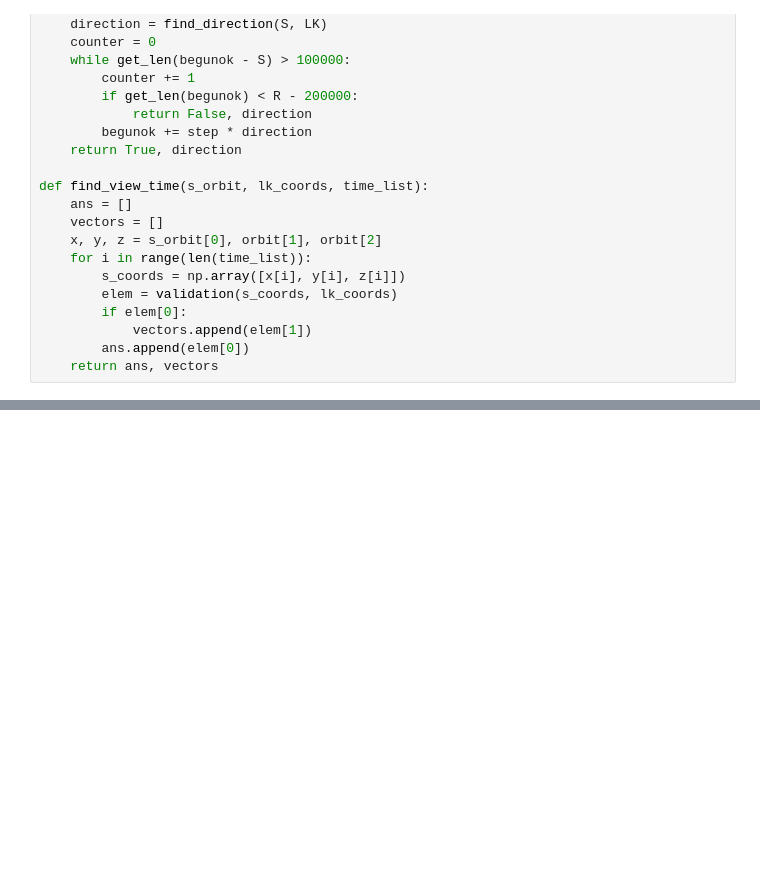
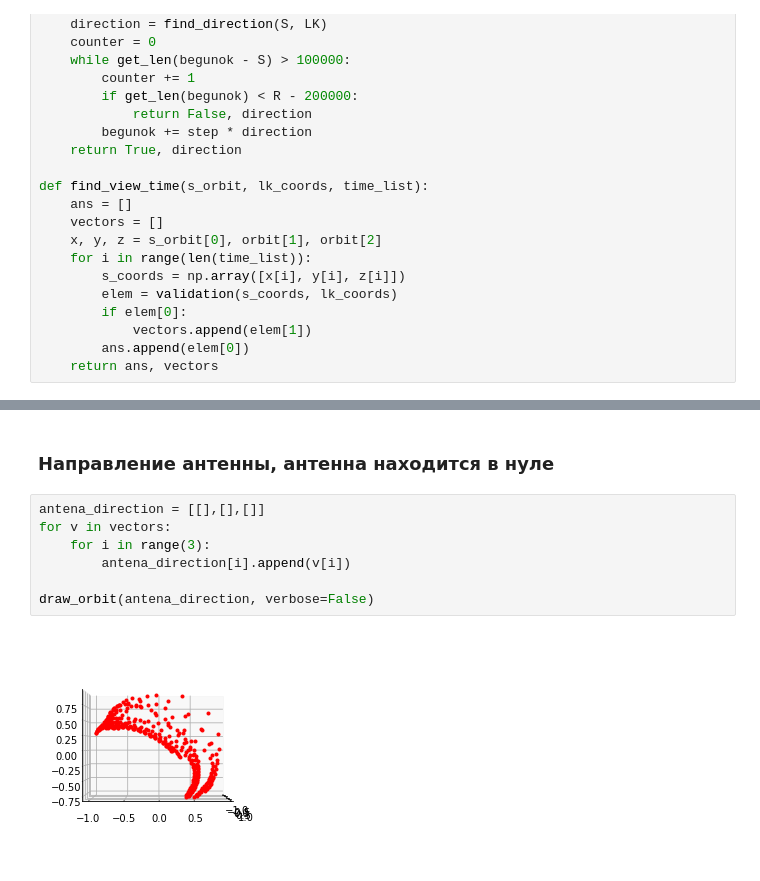
Before and after one commit to ven-shupo/satellite, a Jupyter notebook: lab1/main.ipynb, the cells around one changed output, grey strips where cells are left out. Saved outputs shown, nothing was run; the diff lists cells and outputs as text; blank space fills up the shorter version.

```diff
--- a/lab1/main.ipynb
+++ b/lab1/main.ipynb
@@ -257,0 +269,11 @@ draw_orbit(antena_direction, False)
+# %% [markdown]
+### Направление антенны, антенна находится в нуле
+# %%
+antena_direction = [[],[],[]]
+for v in vectors:
+    for i in range(3):
+        antena_direction[i].append(v[i])
+
+draw_orbit(antena_direction, verbose=False)
+# %% [output]
+[figure, added]
```
Also changed, not shown: parts of 12 cells of this notebook, 1 other file.
